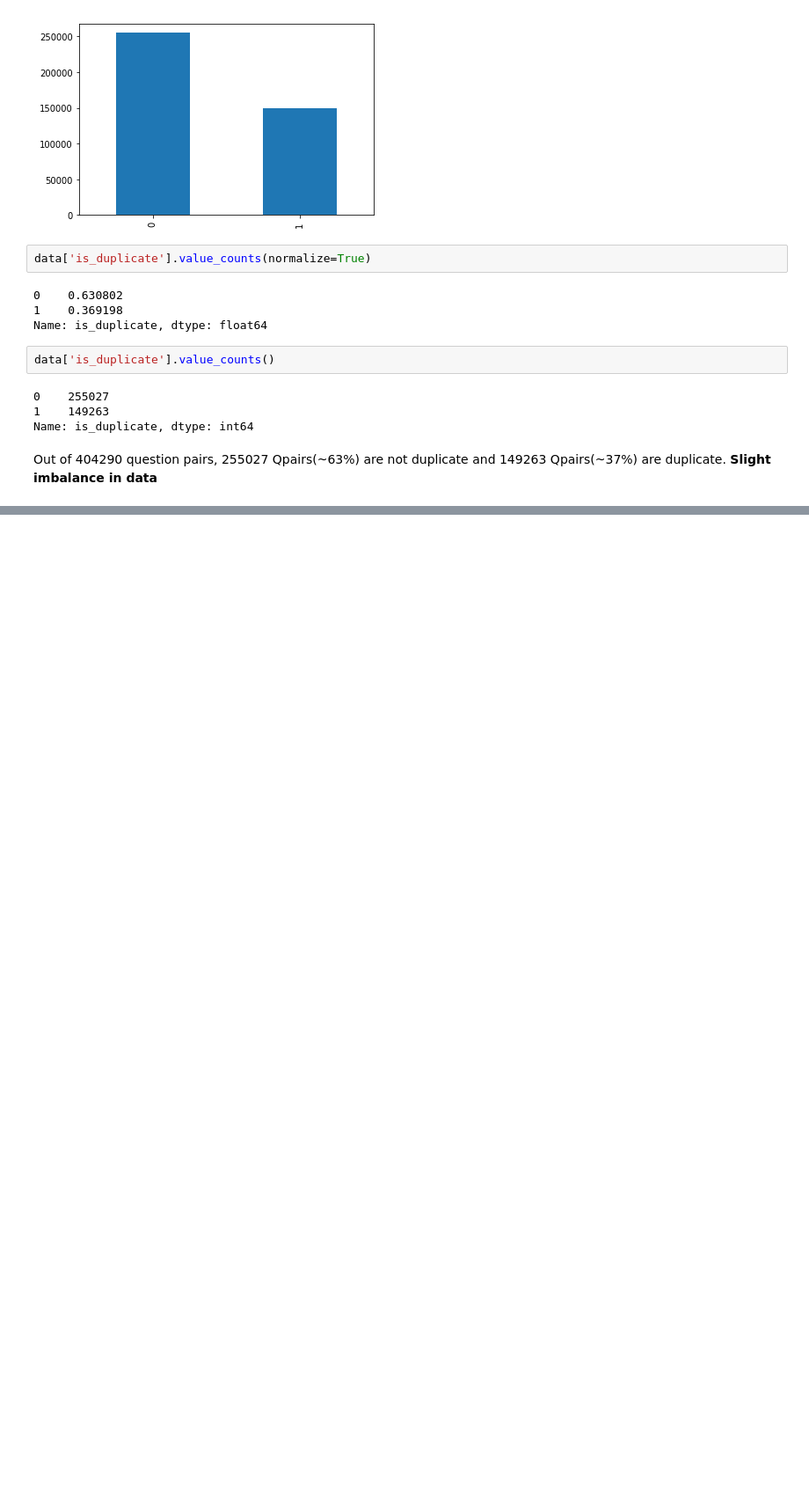
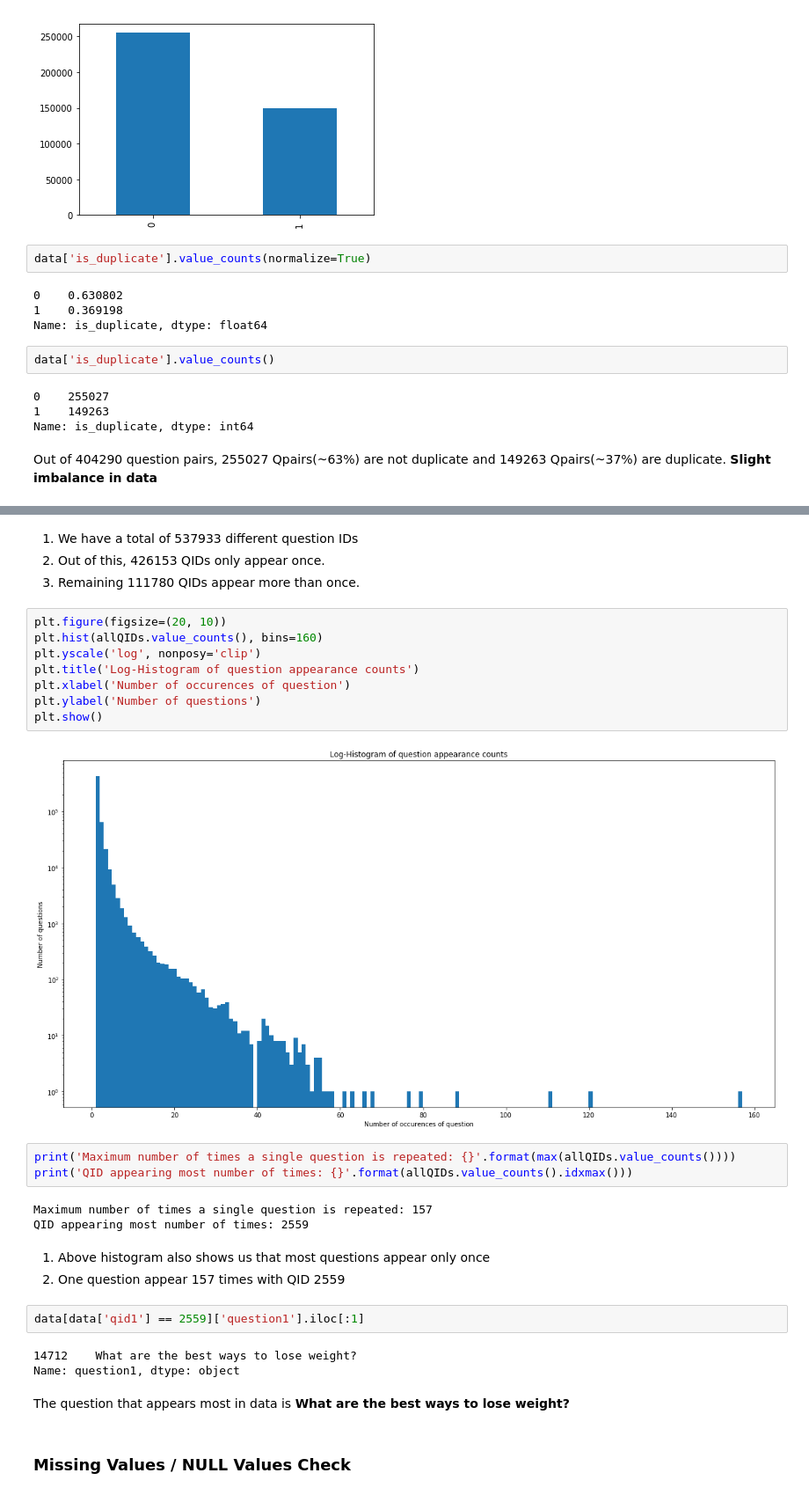
Before and after one commit to NamanJain2050/quora-question-similarity, a Jupyter notebook: quora-question-pair-similarity.ipynb, the cells around one changed output, grey strips where cells are left out. Shown at 88% size. Cells and saved outputs as stored; diff of their text form; blank space fills up the shorter version.

```diff
--- a/quora-question-pair-similarity.ipynb
+++ b/quora-question-pair-similarity.ipynb
@@ -49,0 +105,32 @@ Out of 404290 question pairs, 255027 Qpairs(\~63%) are not duplicate and 149263
+# %% [markdown]
+1. We have a total of 537933 different question IDs
+2. Out of this, 426153 QIDs only appear once.
+3. Remaining 111780 QIDs appear more than once.
+# %%
+plt.figure(figsize=(20, 10))
+plt.hist(allQIDs.value_counts(), bins=160)
+plt.yscale('log', nonposy='clip')
+plt.title('Log-Histogram of question appearance counts')
+plt.xlabel('Number of occurences of question')
+plt.ylabel('Number of questions')
+plt.show()
+# %% [output]
+[figure, added]
+# %%
+print('Maximum number of times a single question is repeated: {}'.format(max(allQIDs.value_counts())))
+print('QID appearing most number of times: {}'.format(allQIDs.value_counts().idxmax()))
+# %% [output]
+Maximum number of times a single question is repeated: 157
+QID appearing most number of times: 2559
+# %% [markdown]
+1. Above histogram also shows us that most questions appear only once
+2. One question appear 157 times with QID 2559
+# %%
+data[data['qid1'] == 2559]['question1'].iloc[:1]
+# %% [output]
+14712    What are the best ways to lose weight?
+Name: question1, dtype: object
+# %% [markdown]
+The question that appears most in data is <b> What are the best ways to lose weight?</b>
+# %% [markdown]
+### Missing Values / NULL Values Check
```
Also changed, not shown: parts of 21 cells of this notebook.
